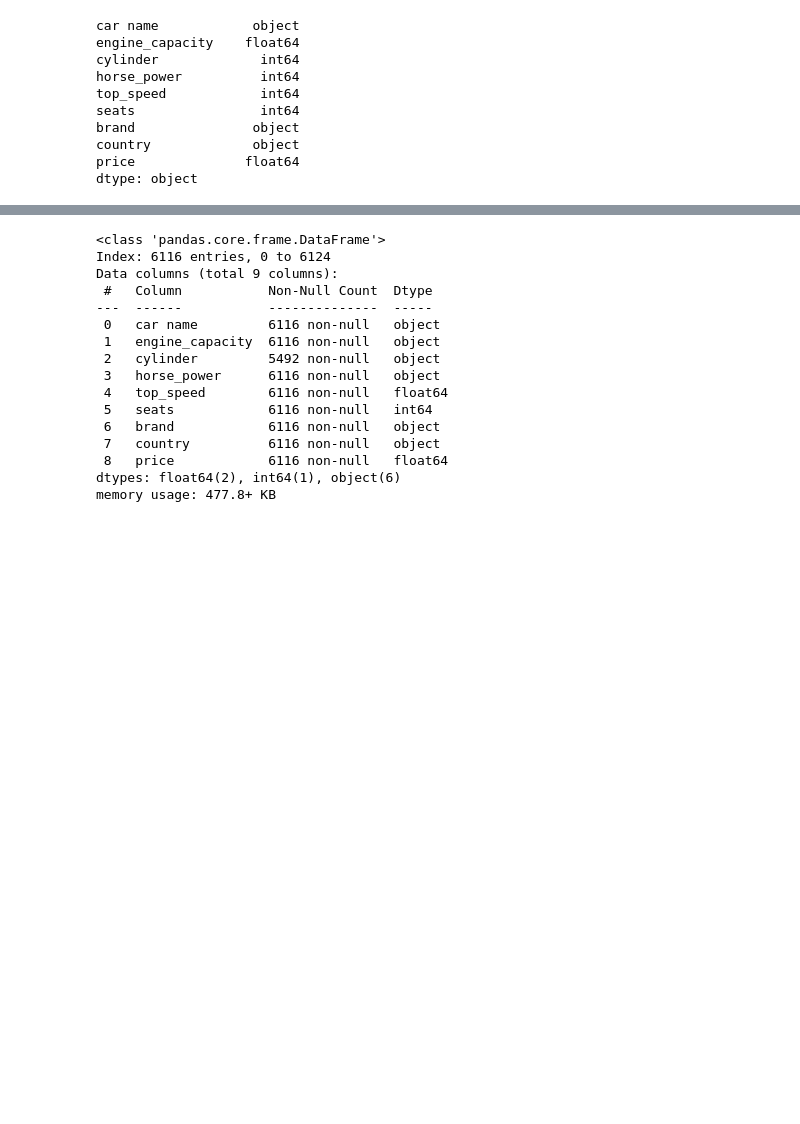
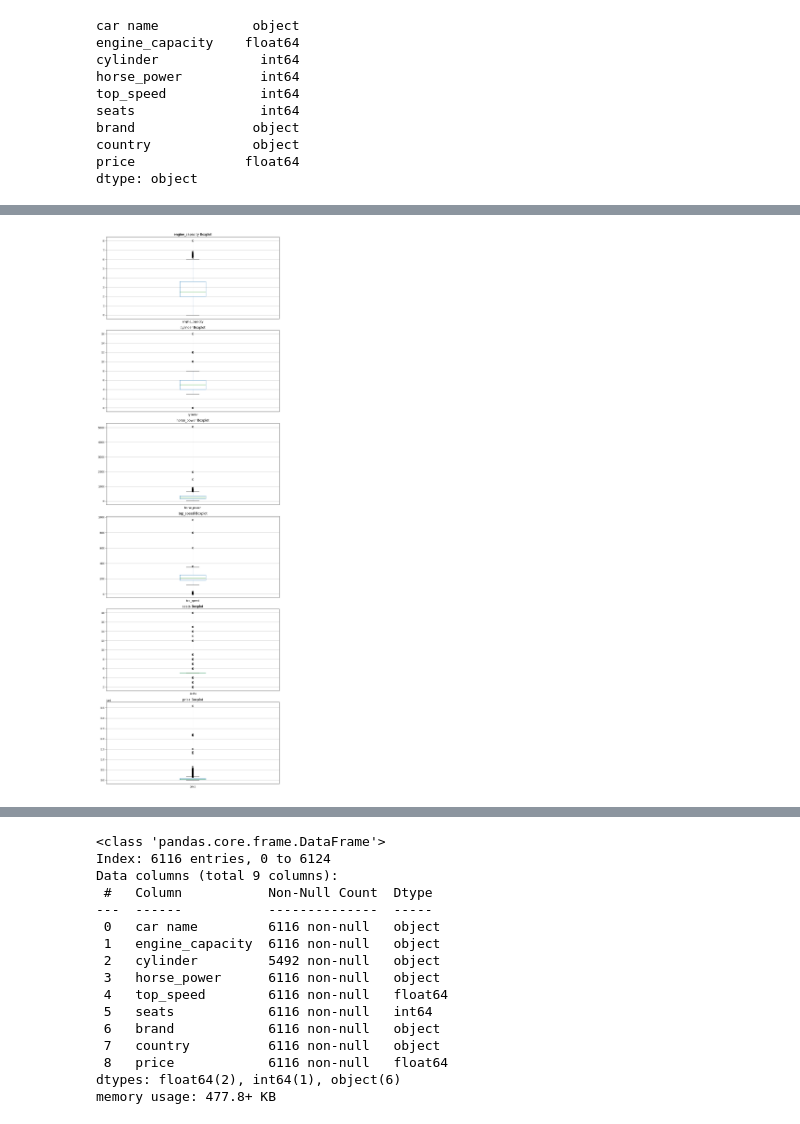
Before and after one commit to yazan6546/Regression-Analysis-and-Model-Selection, a Jupyter notebook: main.ipynb, the cells around one changed output, grey strips where cells are left out. Cells and saved outputs as stored; diff of their text form; code cells hidden in the pictures; blank space fills up the shorter version.

```diff
--- a/main.ipynb
+++ b/main.ipynb
@@ -568,0 +554,16 @@ df['top_speed'].plot(kind='box')
+# %%
+
+# Create subplots
+numeric_columns = df.select_dtypes(include=['number']).columns
+num_vars = len(numeric_columns)
+fig, axes = plt.subplots(nrows=num_vars, ncols=1, figsize=(10, 5 * num_vars))
+
+# Plot boxplots for each variable
+for i, col in enumerate(numeric_columns):
+    df.boxplot(column=col, ax=axes[i])
+    axes[i].set_title(f'{col} Boxplot')
+
+plt.tight_layout()
+plt.show()
+# %% [output]
+[figure, added]
```
Also changed, not shown: parts of 6 cells of this notebook.
